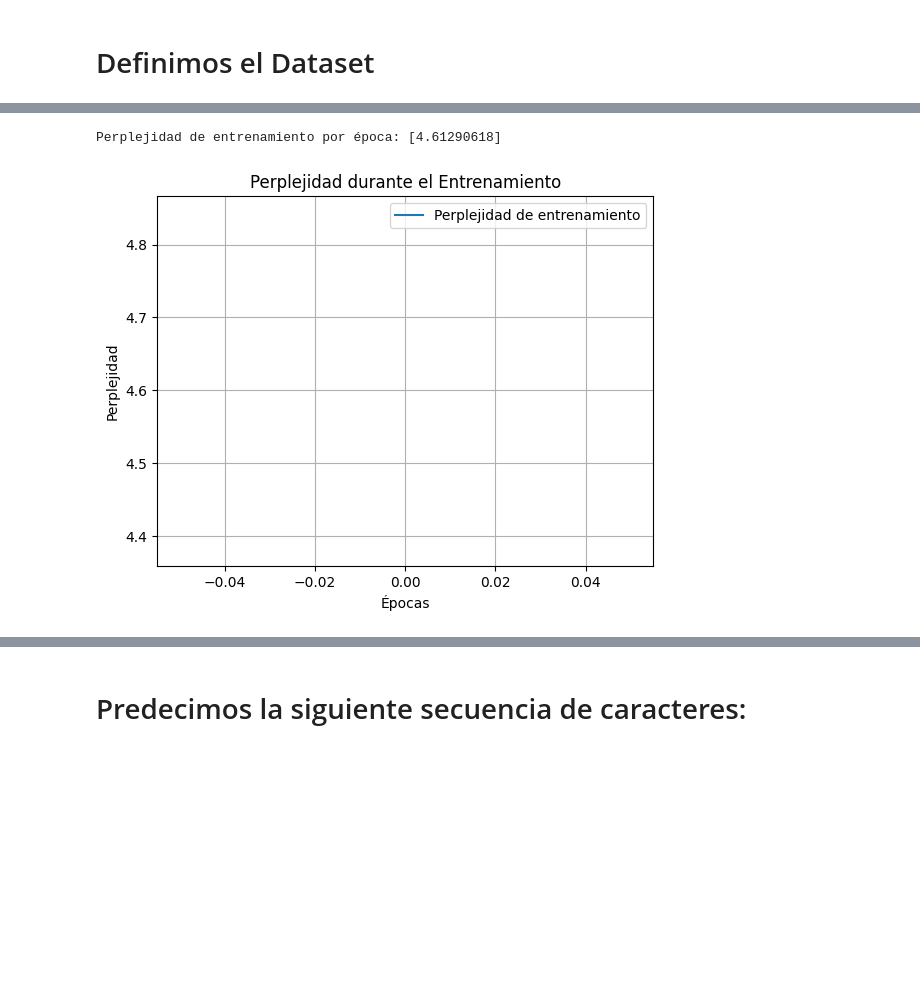
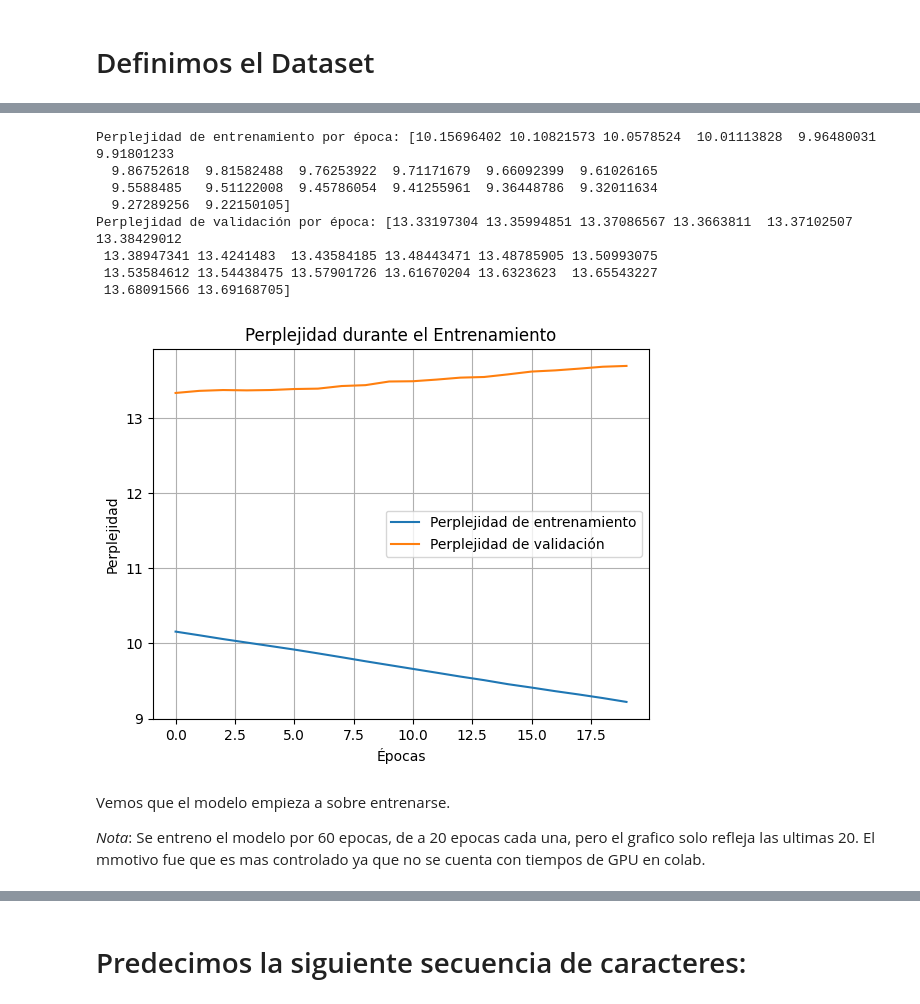
Before and after one commit to FedericoArias1992/CEIA_NLP, a Jupyter notebook: NLP_Desafio_3.ipynb, the cells around one changed output, grey strips where cells are left out. Saved outputs shown, nothing was run; the diff lists cells and outputs as text; code cells hidden in the pictures; blank space fills up the shorter version.

```diff
--- a/NLP_Desafio_3.ipynb
+++ b/NLP_Desafio_3.ipynb
@@ -163,2 +180,13 @@ Vemos que para cada secuencia, el output_sequences nos entrega los siguientes 10
+# %%
+# Para Validación
+input_sequences_val = []
+output_sequences_val = []
+
+for frag in val_fragments:
+    for i in range(len(frag) - m - n + 1):
+        input_seq = frag[i : i + m]  # Secuencia de entrada de longitud m
+        output_seq = frag[i + m : i + m + n]  # Secuencia de salida de longitud n
+        input_sequences_val.append(input_seq)
+        output_sequences_val.append(output_seq)
 # %% [markdown]
 # Definimos el Dataset
@@ -209,19 +223,27 @@ val_dataset = dataset.skip(train_size)
 - **Capa Densa de Salida**: Finalmente, una capa densa con activación softmax producirá una distribución de probabilidad sobre los caracteres del vocabulario, permitiendo que el modelo prediga cada carácter en la secuencia de salida.
 # %%
 from tensorflow.keras.models import Sequential
-from tensorflow.keras.layers import Embedding, LSTM, Dense, TimeDistributed
+from tensorflow.keras.layers import Embedding, LSTM, Dense, Reshape
 
-vocab_size = len(char_to_idx)  # Tamaño del vocabulario
-embedding_dim = 64
-lstm_units = 200
+# Parámetros del modelo
+vocab_size = len(char_to_idx)
+embedding_dim = 5
+lstm_units = 128
+m = 15  # Longitud de entrada
+n = 5   # Longitud de salida
 
+# Definición del modelo
 model = Sequential([
     Embedding(input_dim=vocab_size, output_dim=embedding_dim, input_length=m),
     LSTM(units=lstm_units, return_sequences=True),
-    LSTM(units=lstm_units, return_sequences=True),
-    TimeDistributed(Dense(units=vocab_size, activation='softmax'))
+    LSTM(units=lstm_units, return_sequences=False),
+    Dense(units=n * vocab_size, activation='softmax'),  # Salida plana
+    Reshape((n, vocab_size))  # Reestructura la salida a (batch_size, n, vocab_size)
 ])
 
+# Compilación del modelo
 model.compile(optimizer='adam', loss='categorical_crossentropy', metrics=['accuracy'])
+
+# Resumen del modelo
 model.summary()
 # %% [output]
@@ -244,7 +268,7 @@ Model: "sequential_3"
 # Entrena el modelo y almacena el objeto history
 history = model.fit(
     train_dataset,
-#    validation_data=val_dataset,
-    epochs=1  # Ajusta el número de épocas según sea necesario
+    validation_data=val_dataset,
+    epochs=20  # Ajusta el número de épocas según sea necesario
 )
 # %% [output]
@@ -252,24 +292,36 @@ history = model.fit(
 # %%
 # Graficamos perplejidad:
 # Calcula la perplejidad para entrenamiento y validación usando el historial de pérdidas
 train_perplexities = np.exp(history.history['loss'])
-#val_perplexities = np.exp(history.history['val_loss'])
+val_perplexities = np.exp(history.history['val_loss'])
 
 # Imprime y guarda las perplejidades
 print("Perplejidad de entrenamiento por época:", train_perplexities)
-#print("Perplejidad de validación por época:", val_perplexities)
+print("Perplejidad de validación por época:", val_perplexities)
 
 # Graficar la perplejidad
 plt.plot(train_perplexities, label='Perplejidad de entrenamiento')
-#plt.plot(val_perplexities, label='Perplejidad de validación')
+plt.plot(val_perplexities, label='Perplejidad de validación')
 plt.xlabel("Épocas")
 plt.ylabel("Perplejidad")
 plt.legend()
 plt.title("Perplejidad durante el Entrenamiento")
 plt.grid()
 plt.show()
 # %% [output]
-Perplejidad de entrenamiento por época: [4.61290618]
+Perplejidad de entrenamiento por época: [10.15696402 10.10821573 10.0578524  10.01113828  9.96480031  9.91801233
+  9.86752618  9.81582488  9.76253922  9.71171679  9.66092399  9.61026165
+  9.5588485   9.51122008  9.45786054  9.41255961  9.36448786  9.32011634
+  9.27289256  9.22150105]
+Perplejidad de validación por época: [13.33197304 13.35994851 13.37086567 13.3663811  13.37102507 13.38429012
+ 13.38947341 13.4241483  13.43584185 13.48443471 13.48785905 13.50993075
+ 13.53584612 13.54438475 13.57901726 13.61670204 13.6323623  13.65543227
+ 13.68091566 13.69168705]
-[figure, old version]
+[figure, new version]
+# %% [markdown]
+Vemos que el modelo empieza a sobre entrenarse.
+
+*Nota*: Se entreno el modelo por 60 epocas, de a 20 epocas cada una, pero el grafico solo refleja las ultimas 20.
+El mmotivo fue que es mas controlado ya que no se cuenta con tiempos de GPU en colab.
 # %%
 # Guarda el modelo completo
```
Also changed, not shown: parts of 22 cells of this notebook.
